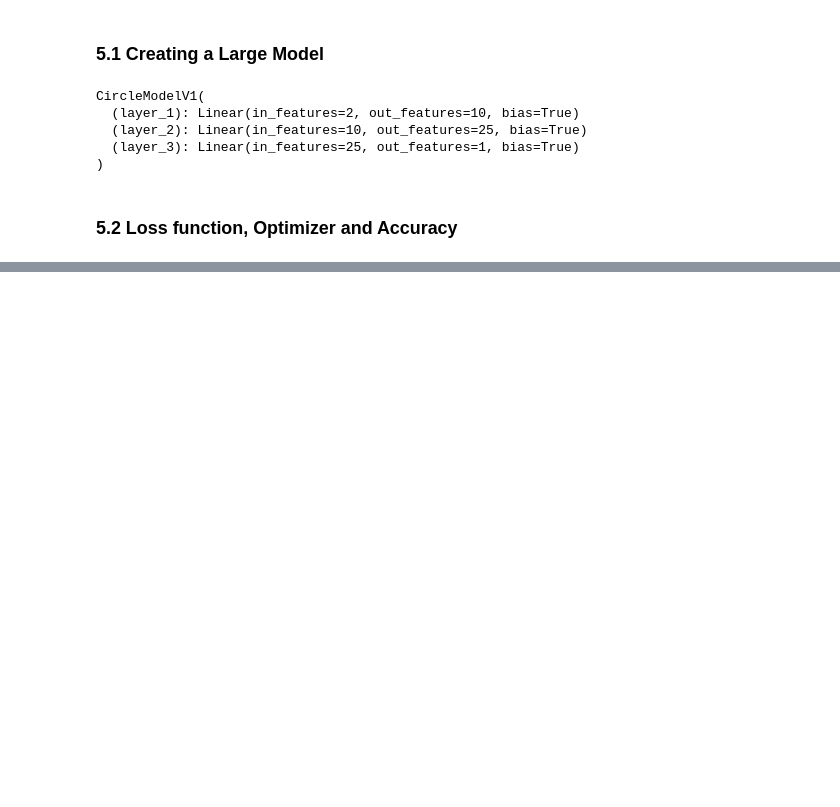
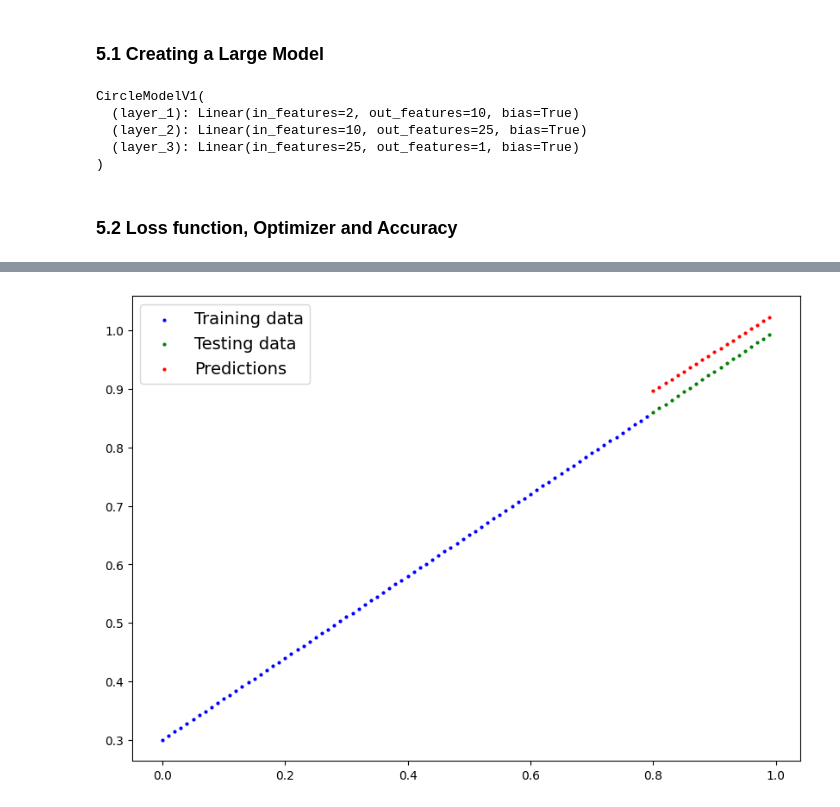
Before and after one commit to RohanVarmaP/Deep-Learning, a Jupyter notebook: 02_Neural_Network_classification.ipynb, the cells around one changed output, grey strips where cells are left out. Cells and saved outputs as stored; diff of their text form; code cells hidden in the pictures; blank space fills up the shorter version.

```diff
--- a/02_Neural_Network_classification.ipynb
+++ b/02_Neural_Network_classification.ipynb
@@ -382,0 +473,30 @@ def accuracy_fn(y_true,y_pred):
+# %%
+model_V1_1=nn.Sequential(
+    nn.Linear(in_features=1,out_features=10),
+    nn.Linear(in_features=10,out_features=25),
+    nn.Linear(in_features=25,out_features=50),
+    nn.Linear(in_features=50,out_features=1)  # output layer
+).to(device=device)
+loss_fn=nn.L1Loss()
+optimizer=torch.optim.SGD(params=model_V1_1.parameters(),lr=0.1)
+# %%
+torch.manual_seed(42)
+torch.cuda.manual_seed(42)
+
+epochs=1000
+X_train_regression,y_train_regression=X_train_regression.to(device),y_train_regression.to(device)
+X_test_regression,y_test_regression=X_test_regression.to(device),y_test_regression.to(device)
+
+for epoch in range(epochs):
+    model_V1_1.train()  # set the model to training mode
+    Y_preds=model_V1_1(X_train_regression)  # make predictions
+    loss=loss_fn(Y_preds,y_train_regression)  # calculate the loss
+    optimizer.zero_grad()  # zero the gradients
+    loss.backward()  # backward pass
+    optimizer.step()  # update the weights
+    model_V1_1.eval()  # set the model to evaluation mode
+    with torch.inference_mode():
+        test_preds=model_V1_1(X_test_regression)# make predictions
+        test_loss=loss_fn(test_preds,y_test_regression)
+        if epoch % 100 == 99 or epoch == 0:
+            print(f"Epoch: {epoch+1} | Train Loss: {loss:.5f} | Test Loss: {test_loss:.5f}")
@@ -382,0 +515,6 @@ def accuracy_fn(y_true,y_pred):
+# %%
+model_V1_1.eval()
+with torch.inference_mode():
+    plot_predictions(train_data=X_train_regression.cpu(), train_labels=y_train_regression.cpu(),test_data=X_test_regression.cpu(),test_labels=y_test_regression.cpu(),predictions=test_preds.cpu())
+# %% [output]
+[figure, added]
```
Also changed, not shown: parts of 26 cells of this notebook.
